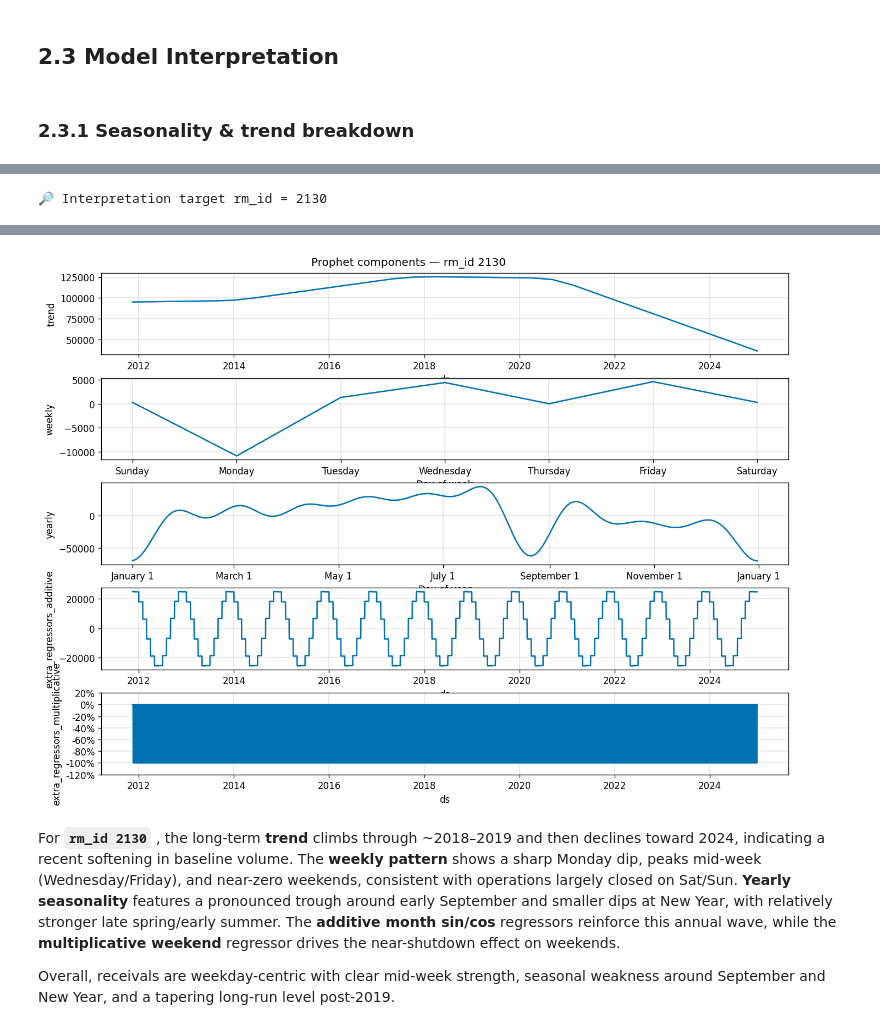
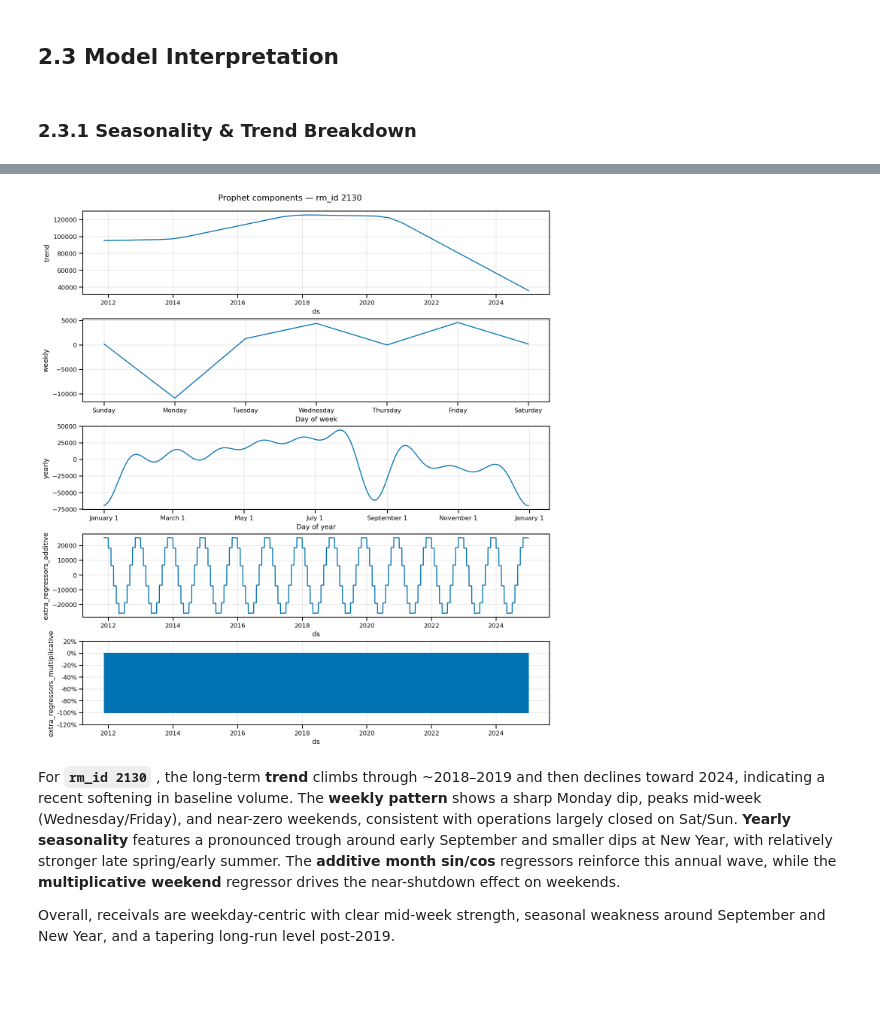
Before and after one commit to siljehj/ML_project, a Jupyter notebook: Report.ipynb, the cells around one changed output, grey strips where cells are left out. Cells and saved outputs as stored; diff of their text form; code cells hidden in the pictures; blank space fills up the shorter version.

```diff
--- a/Report.ipynb
+++ b/Report.ipynb
@@ -2176,24 +2164,18 @@ Conservation check (before - after ≈ removed): True
 # %% [markdown]
 ## 2.3 Model Interpretation
 # %% [markdown]
-### 2.3.1 Seasonality & trend breakdown
+### 2.3.1 Seasonality & Trend Breakdown
 # %%
 # ============================
 # Prophet — General Interpretation Toolkit (inline only)
 # ============================
-import os, warnings
-import numpy as np
-import pandas as pd
-import matplotlib.pyplot as plt
-from prophet import Prophet
-
 plt.rcParams["figure.dpi"] = 120
 
 DATA_DIR = "data"
 
 # ---- Safety: rebuild daily_full if not defined in your notebook ----
 if 'daily_full' not in globals():
-    CLEAN_PATH = os.path.join(DATA_DIR, "cleaned_data.csv")
+    CLEAN_PATH = os.path.join(DATA_DIR, "cleaned_data_prophet.csv")
     df0 = pd.read_csv(CLEAN_PATH)
     df0['date_arrival'] = pd.to_datetime(df0['date_arrival'], utc=True).dt.tz_localize(None)
     df0 = df0.rename(columns={'date_arrival': 'date'})
@@ -2219,7 +2201,7 @@ def _add_regressors(frame, date_col='date'):
 
 daily_full = _add_regressors(daily_full, 'date')
 
-# ---- Choose TARGET_RM_ID automatically by Aug–Dec 2024 volume (override if you like) ----
+# ---- Choose TARGET_RM_ID automatically by Aug–Dec 2024 volume ----
 hist = daily_full.copy()
 hist['date'] = pd.to_datetime(hist['date'])
 mask_augdec = (hist['date'] >= pd.Timestamp('2024-08-01')) & (hist['date'] <= pd.Timestamp('2024-12-31'))
@@ -2263,6 +2245,6 @@ fc_hist = m.predict(prophet_df[['ds','is_weekend','month_sin','month_cos']])
 # ---- Components plot (inline) ----
 fig_components = m.plot_components(fc_hist)
 fig_components.suptitle(f"Prophet components — rm_id {TARGET_RM_ID}", y=1.02)
-fig_components.set_size_inches(12, 8)
+fig_components.set_size_inches(12, 12)
 plt.show()
 # %% [output]
@@ -2270 +2251,0 @@ plt.show()
-🔎 Interpretation target rm_id = 2130
@@ -2272,4 +2252,4 @@ plt.show()
-[figure, old version]
+[figure, new version]
 # %% [markdown]
 For **`rm_id 2130`** , the long-term **trend** climbs through ~2018–2019 and then declines toward 2024, indicating a recent softening in baseline volume. The **weekly pattern** shows a sharp Monday dip, peaks mid-week (Wednesday/Friday), and near-zero weekends, consistent with operations largely closed on Sat/Sun. **Yearly seasonality** features a pronounced trough around early September and smaller dips at New Year, with relatively stronger late spring/early summer. The **additive month sin/cos** regressors reinforce this annual wave, while the **multiplicative weekend** regressor drives the near-shutdown effect on weekends.
 
```
Also changed, not shown: parts of 31 cells of this notebook, 1 other file.
